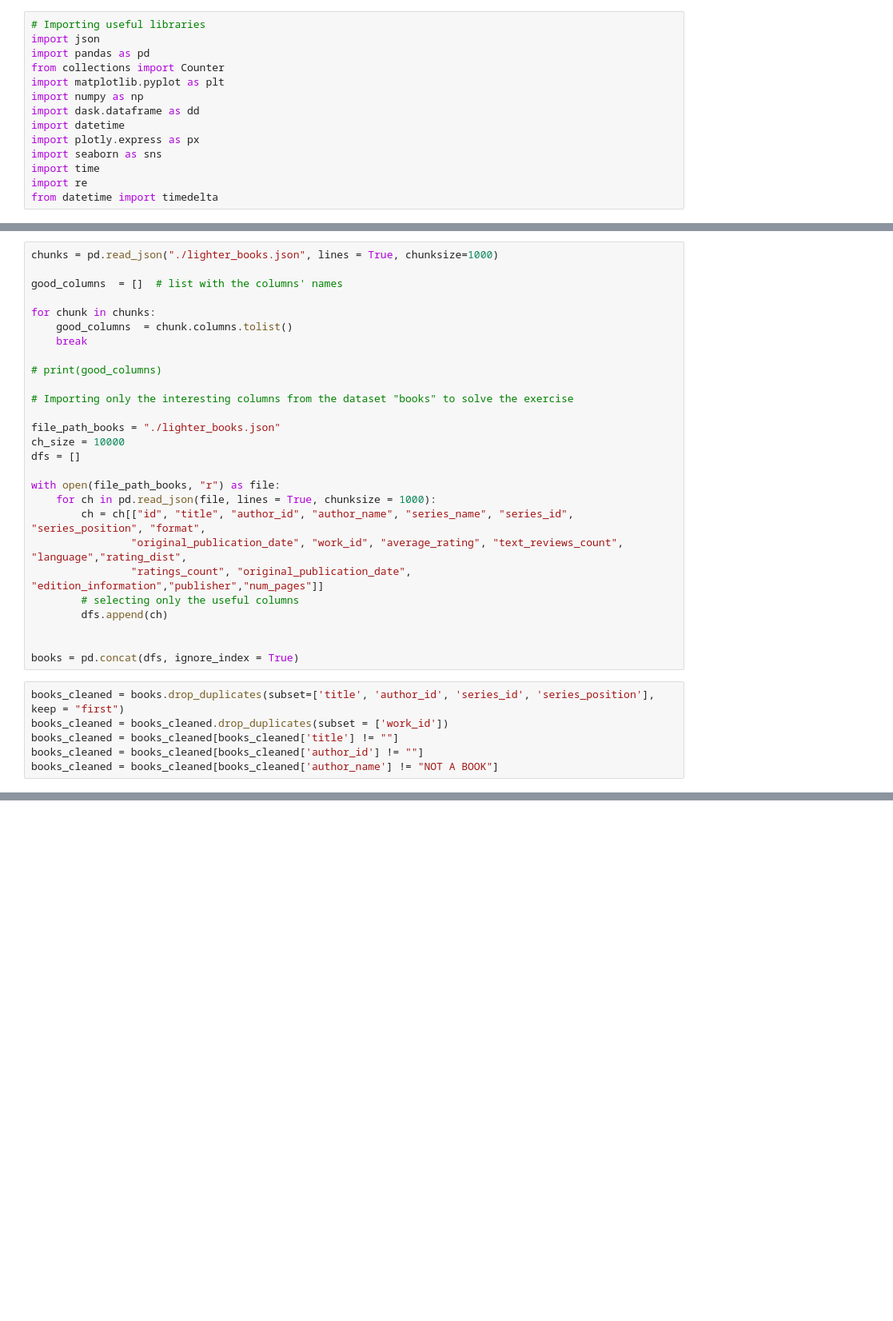
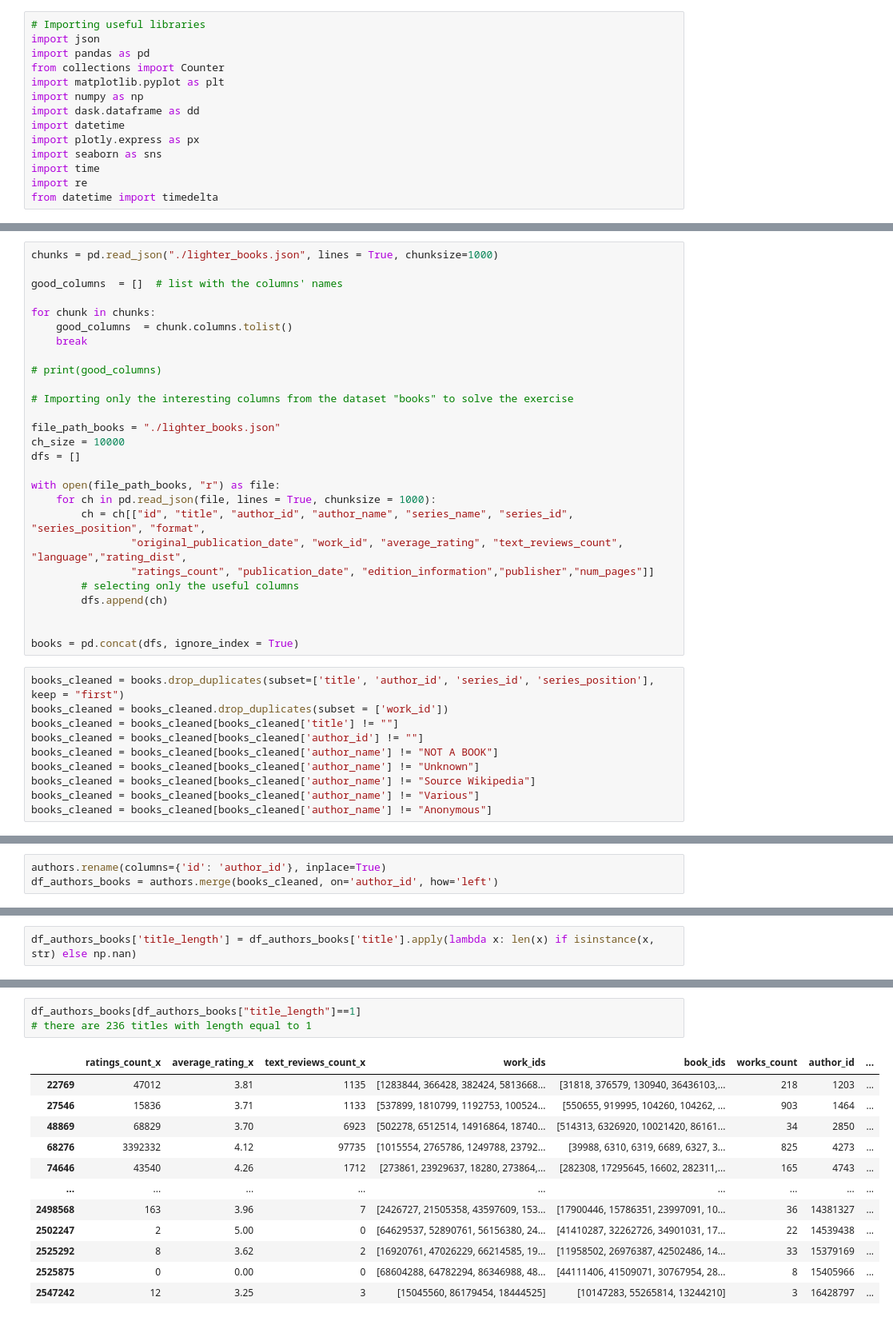
Before and after one commit to RiccardoCorr/ADM_HW_2, a Jupyter notebook: hw2.ipynb, the cells around one changed output, grey strips where cells are left out. Shown at 80% size. Cells and saved outputs as stored; diff of their text form; blank space fills up the shorter version.

```diff
--- a/hw2.ipynb
+++ b/hw2.ipynb
@@ -85,7 +77,7 @@ with open(file_path_books, "r") as file:
     for ch in pd.read_json(file, lines = True, chunksize = 1000):
         ch = ch[["id", "title", "author_id", "author_name", "series_name", "series_id", "series_position", "format",
                 "original_publication_date", "work_id", "average_rating", "text_reviews_count", "language","rating_dist",
-                "ratings_count", "original_publication_date", "edition_information","publisher","num_pages"]]
+                "ratings_count", "publication_date", "edition_information","publisher","num_pages"]]
         # selecting only the useful columns
         dfs.append(ch)
 
@@ -97,6 +89,10 @@ books_cleaned = books_cleaned.drop_duplicates(subset = ['work_id'])
 books_cleaned = books_cleaned[books_cleaned['title'] != ""]
 books_cleaned = books_cleaned[books_cleaned['author_id'] != ""]
 books_cleaned = books_cleaned[books_cleaned['author_name'] != "NOT A BOOK"]
+books_cleaned = books_cleaned[books_cleaned['author_name'] != "Unknown"]
+books_cleaned = books_cleaned[books_cleaned['author_name'] != "Source Wikipedia"]
+books_cleaned = books_cleaned[books_cleaned['author_name'] != "Various"]
+books_cleaned = books_cleaned[books_cleaned['author_name'] != "Anonymous"]
 # %%
 print(books.shape[0])
 print(books_cleaned.shape[0])
@@ -105,0 +411,3 @@ print(books_cleaned.shape[0])
+# %%
+authors.rename(columns={'id': 'author_id'}, inplace=True)
+df_authors_books = authors.merge(books_cleaned, on='author_id', how='left')
@@ -105,0 +462,2 @@ print(books_cleaned.shape[0])
+# %%
+df_authors_books['title_length'] = df_authors_books['title'].apply(lambda x: len(x) if isinstance(x, str) else np.nan)
@@ -105,0 +497,16 @@ print(books_cleaned.shape[0])
+# %%
+df_authors_books[df_authors_books["title_length"]==1]
+# there are 236 titles with length equal to 1
+# %% [output]
+|  | ratings_count_x | average_rating_x | text_reviews_count_x | work_ids | book_ids | works_count | author_id | ... |
+| 22769 | 47012 | 3.81 | 1135 | [1283844, 366428, 382424, 5813668... | [31818, 376579, 130940, 36436103,... | 218 | 1203 | ... |
+| 27546 | 15836 | 3.71 | 1133 | [537899, 1810799, 1192753, 100524... | [550655, 919995, 104260, 104262, ... | 903 | 1464 | ... |
+| 48869 | 68829 | 3.70 | 6923 | [502278, 6512514, 14916864, 18740... | [514313, 6326920, 10021420, 86161... | 34 | 2850 | ... |
+| 68276 | 3392332 | 4.12 | 97735 | [1015554, 2765786, 1249788, 23792... | [39988, 6310, 6319, 6689, 6327, 3... | 825 | 4273 | ... |
+| 74646 | 43540 | 4.26 | 1712 | [273861, 23929637, 18280, 273864,... | [282308, 17295645, 16602, 282311,... | 165 | 4743 | ... |
+| ... | ... | ... | ... | ... | ... | ... | ... | ... |
+| 2498568 | 163 | 3.96 | 7 | [2426727, 21505358, 43597609, 153... | [17900446, 15786351, 23997091, 10... | 36 | 14381327 | ... |
+| 2502247 | 2 | 5.00 | 0 | [64629537, 52890761, 56156380, 24... | [41410287, 32262726, 34901031, 17... | 22 | 14539438 | ... |
+| 2525292 | 8 | 3.62 | 2 | [16920761, 47026229, 66214585, 19... | [11958502, 26976387, 42502486, 14... | 33 | 15379169 | ... |
+| 2525875 | 0 | 0.00 | 0 | [68604288, 64782294, 86346988, 48... | [44111406, 41509071, 30767954, 28... | 8 | 15405966 | ... |
+| 2547242 | 12 | 3.25 | 3 | [15045560, 86179454, 18444525] | [10147283, 55265814, 13244210] | 3 | 16428797 | ... |
```
Also changed, not shown: parts of 58 cells of this notebook.
